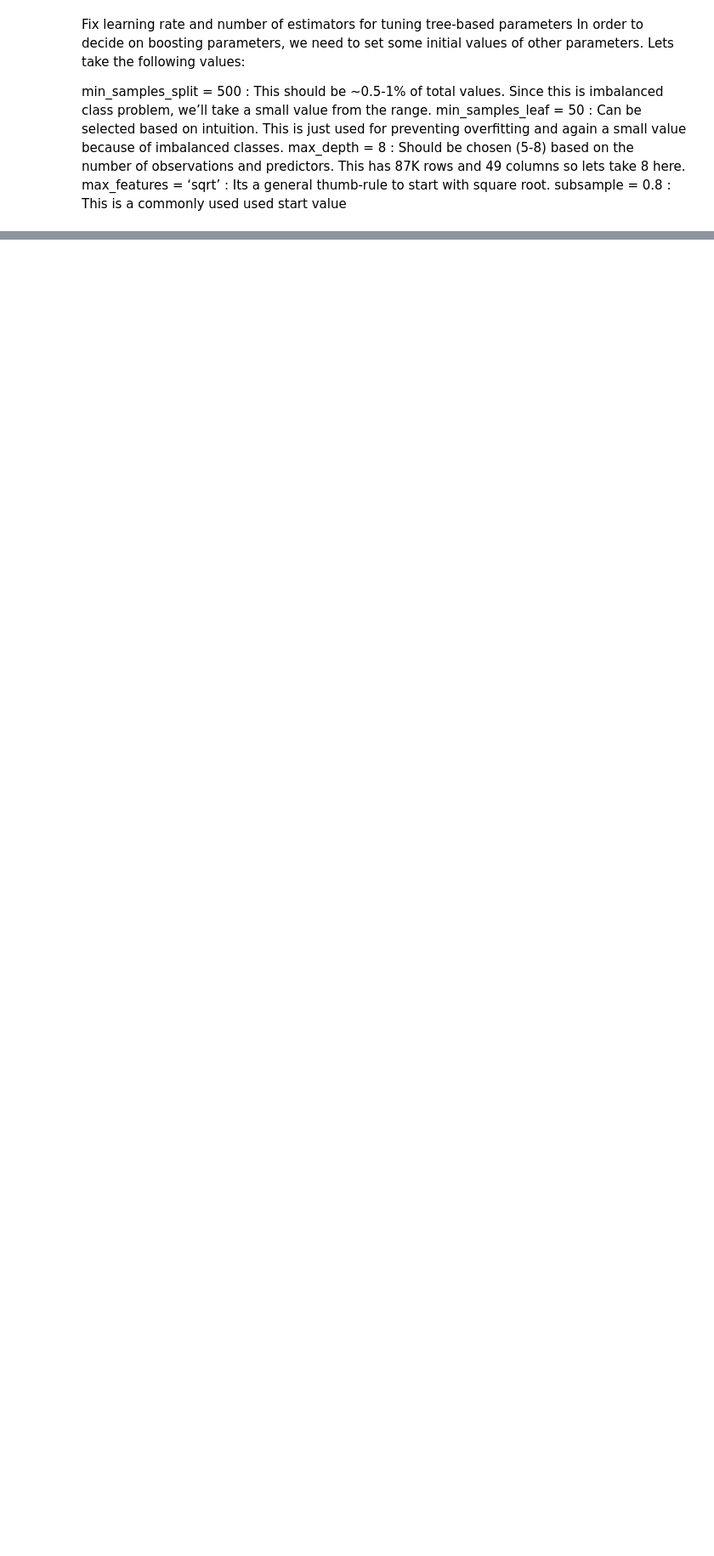
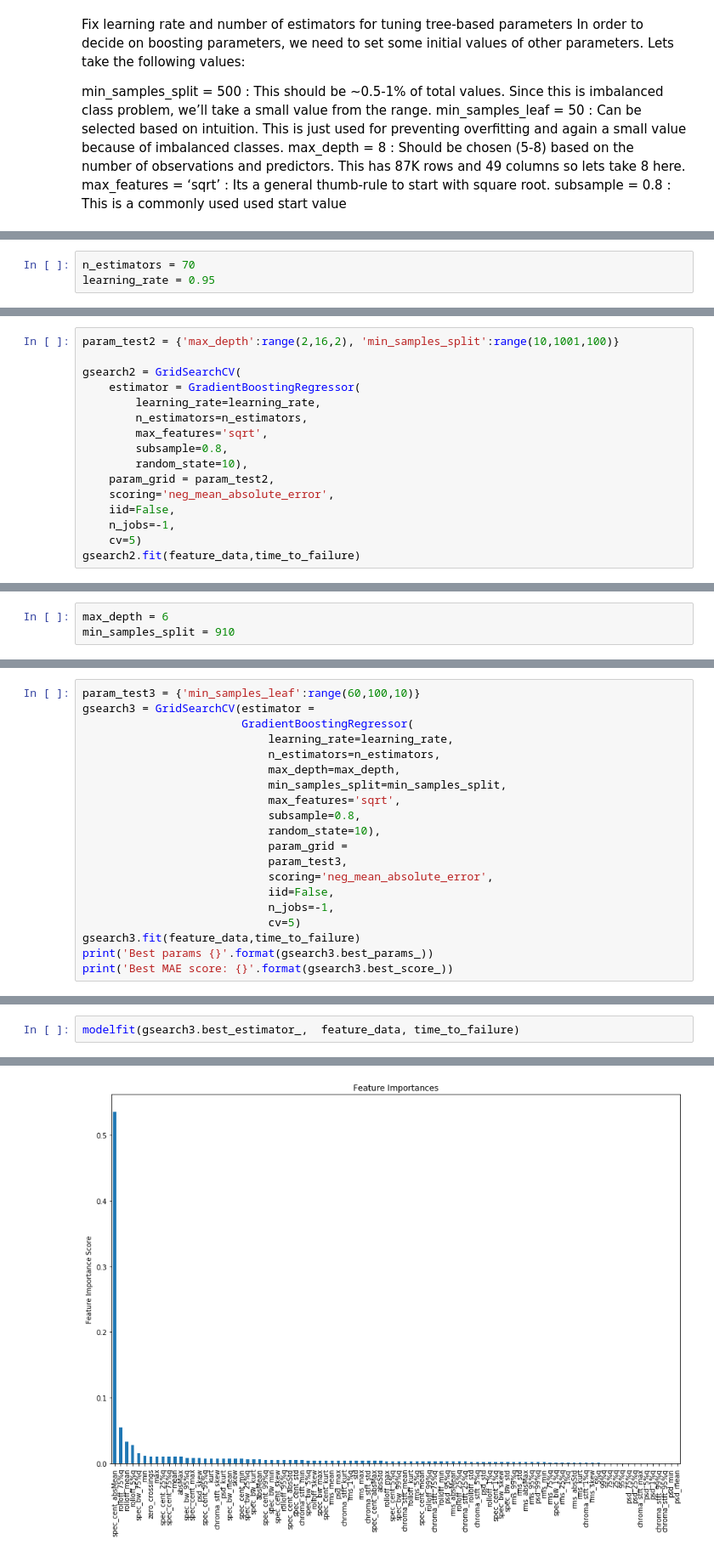
Before and after one commit to domelein/CAS_PML_Earthquake_pred, a Jupyter notebook: Model_GradientBoost.ipynb, the cells around one changed output, grey strips where cells are left out. Shown: that part at 85% size. Saved outputs shown, nothing was run; the diff lists cells and outputs as text; blank space fills up the shorter version.

```diff
--- a/Model_GradientBoost.ipynb
+++ b/Model_GradientBoost.ipynb
@@ -192,0 +194,3 @@ GridSearchCV(cv=5, error_score='raise-deprecating',
+# %%
+n_estimators = 70
+learning_rate = 0.95
@@ -192,0 +199,16 @@ GridSearchCV(cv=5, error_score='raise-deprecating',
+# %%
+param_test2 = {'max_depth':range(2,16,2), 'min_samples_split':range(10,1001,100)}
+
+gsearch2 = GridSearchCV(
+    estimator = GradientBoostingRegressor(
+        learning_rate=learning_rate,
+        n_estimators=n_estimators,
+        max_features='sqrt',
+        subsample=0.8,
+        random_state=10),
+    param_grid = param_test2,
+    scoring='neg_mean_absolute_error',
+    iid=False,
+    n_jobs=-1,
+    cv=5)
+gsearch2.fit(feature_data,time_to_failure)
@@ -198,0 +233,3 @@ Best MAE score: -2.1959848493751033
+# %%
+max_depth = 6
+min_samples_split = 910
@@ -198,0 +238,20 @@ Best MAE score: -2.1959848493751033
+# %%
+param_test3 = {'min_samples_leaf':range(60,100,10)}
+gsearch3 = GridSearchCV(estimator =
+                        GradientBoostingRegressor(
+                            learning_rate=learning_rate,
+                            n_estimators=n_estimators,
+                            max_depth=max_depth,
+                            min_samples_split=min_samples_split,
+                            max_features='sqrt',
+                            subsample=0.8,
+                            random_state=10),
+                            param_grid =
+                            param_test3,
+                            scoring='neg_mean_absolute_error',
+                            iid=False,
+                            n_jobs=-1,
+                            cv=5)
+gsearch3.fit(feature_data,time_to_failure)
+print('Best params {}'.format(gsearch3.best_params_))
+print('Best MAE score: {}'.format(gsearch3.best_score_))
@@ -198,0 +263,3 @@ Best MAE score: -2.1959848493751033
+# %%
+modelfit(gsearch3.best_estimator_,  feature_data, time_to_failure)
+# %% [output]
@@ -198,0 +273 @@ Best MAE score: -2.1959848493751033
+[figure, added]
```
Also changed, not shown: parts of 32 cells of this notebook, 4 other files.
